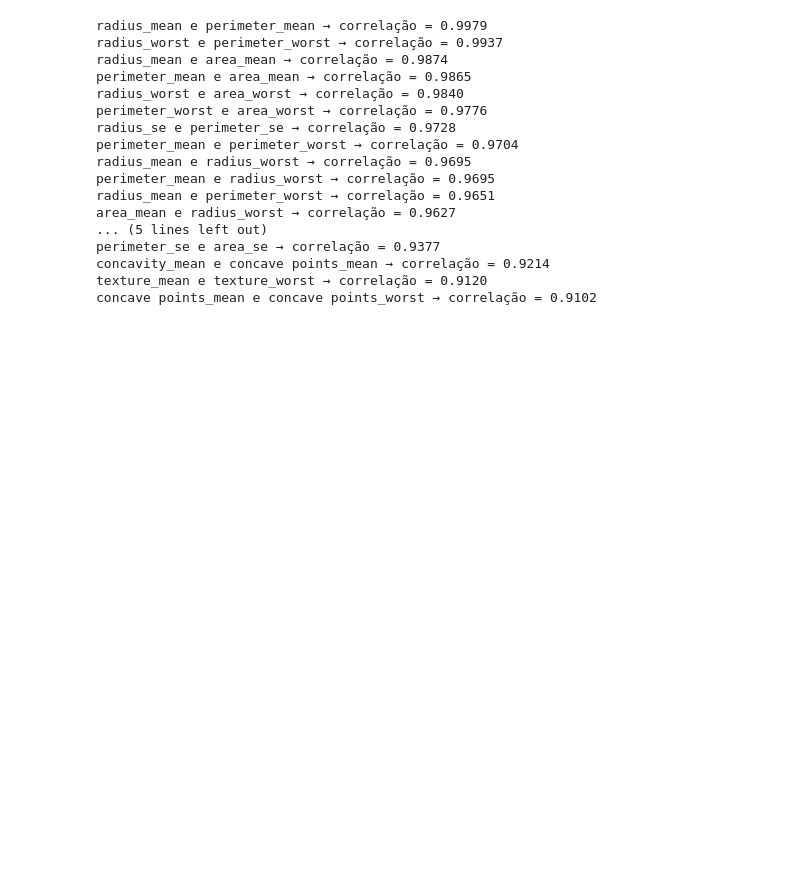
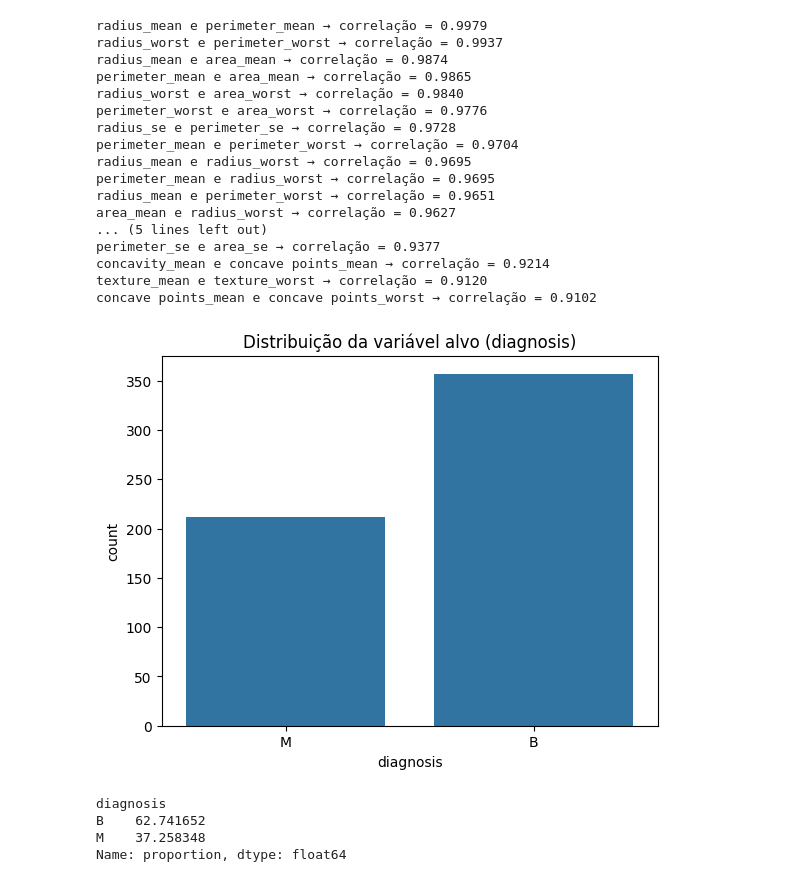
Before and after one commit to JxVtrl/breast-cancer-neural-networks, a Jupyter notebook: notebooks/mb_job.ipynb, the cells around one changed output. Cells and saved outputs as stored; diff of their text form; code cells hidden in the pictures; blank space fills up the shorter version.

Commit message:
feat: add classes distributions

```diff
--- a/notebooks/mb_job.ipynb
+++ b/notebooks/mb_job.ipynb
@@ -138,3 +138,18 @@ perimeter_se e area_se → correlação = 0.9377
 concavity_mean e concave points_mean → correlação = 0.9214
 texture_mean e texture_worst → correlação = 0.9120
 concave points_mean e concave points_worst → correlação = 0.9102
+# %%
+# Verificação da distribuição das classes alvo
+
+sns.countplot(x='diagnosis', data=df)
+plt.title("Distribuição da variável alvo (diagnosis)")
+plt.show()
+
+# Percentual
+print(df['diagnosis'].value_counts(normalize=True) * 100)
+# %% [output]
+[figure, added]
+diagnosis
+B    62.741652
+M    37.258348
+Name: proportion, dtype: float64
```
Also changed, not shown: parts of 1 cell of this notebook.
